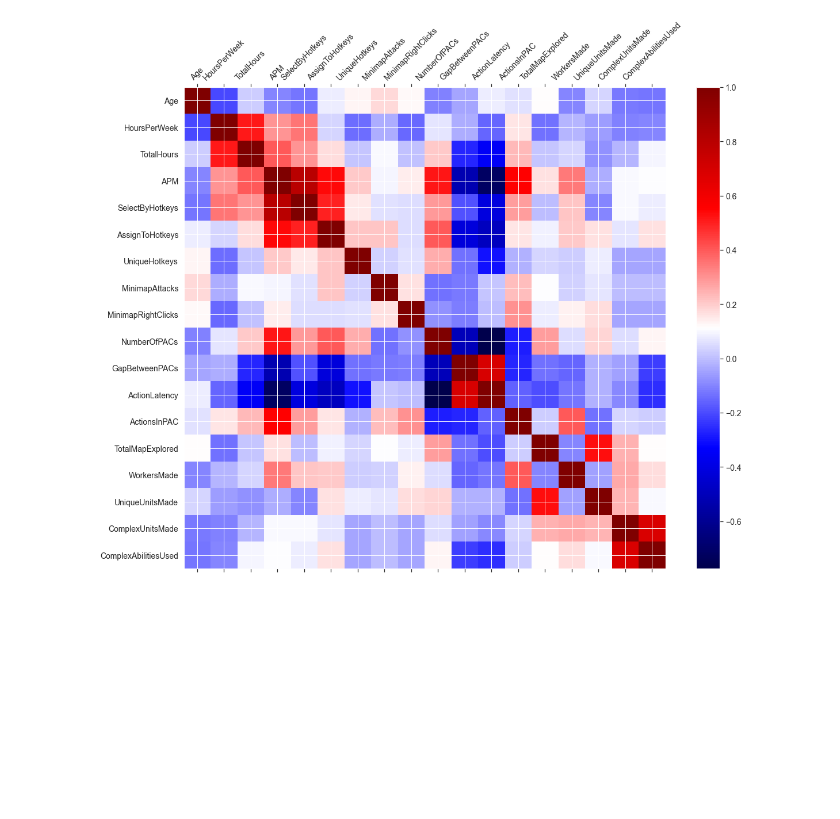
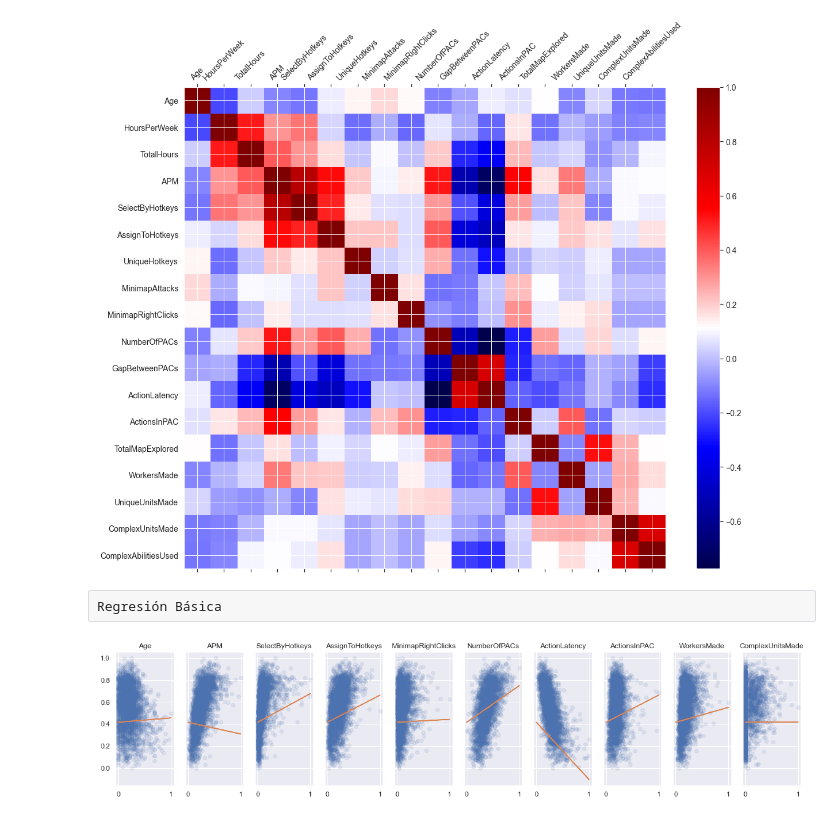
Before and after one commit to mg-torres/lab3BI, a Jupyter notebook: Lab3.ipynb, the cells around one changed output. Saved outputs shown, nothing was run; the diff lists cells and outputs as text; code cells hidden in the pictures; blank space fills up the shorter version.

Commit message:
Regresión básica

```diff
--- a/Lab3.ipynb
+++ b/Lab3.ipynb
@@ -283,3 +291,44 @@ cb = plt.colorbar()
 _ = cb.ax.tick_params(labelsize=14)
 # %% [output]
 [figure]
+# %% [raw]
+Regresión Básica
+# %%
+# Preprocesamiento
+# Se usa un transformador para seleccionar unicamente las columnas que se quieren usar
+selected_cols = ['Age','APM','SelectByHotkeys','AssignToHotkeys','MinimapRightClicks','NumberOfPACs','ActionLatency','ActionsInPAC','WorkersMade','ComplexUnitsMade']
+
+pre = [('initial',ColumnTransformer([("selector", 'passthrough',selected_cols)])),]
+# %%
+# Modelo
+model = [('model', LinearRegression())]
+# %%
+# Decalra el pipeline
+pipeline = Pipeline(pre+model)
+# %%
+# Extraemos las variables explicativas y objetivo para entrenar
+X = df.drop('LeagueIndex', axis = 1)
+y = df['LeagueIndex']
+
+pipeline = pipeline.fit(X,y)
+# %%
+# Visualizamos la regresion lineal en cada dimension
+f, axs = plt.subplots(1, len(selected_cols), sharey=True, figsize = (20,4))
+
+for i in range(len(selected_cols)):
+
+    pos_col = i
+    col = selected_cols[pos_col]
+
+    # Variable x
+    x = X[col]
+    # Pendiente
+    m = pipeline['model'].coef_[pos_col]
+    # Interceto
+    b = pipeline['model'].intercept_
+
+    axs[i].plot(x, y, 'o', alpha = 0.1)
+    axs[i].plot(x, x*m + b)
+    axs[i].set_title(col)
+# %% [output]
+[figure, added]
```
Also changed, not shown: parts of 1 cell of this notebook.
